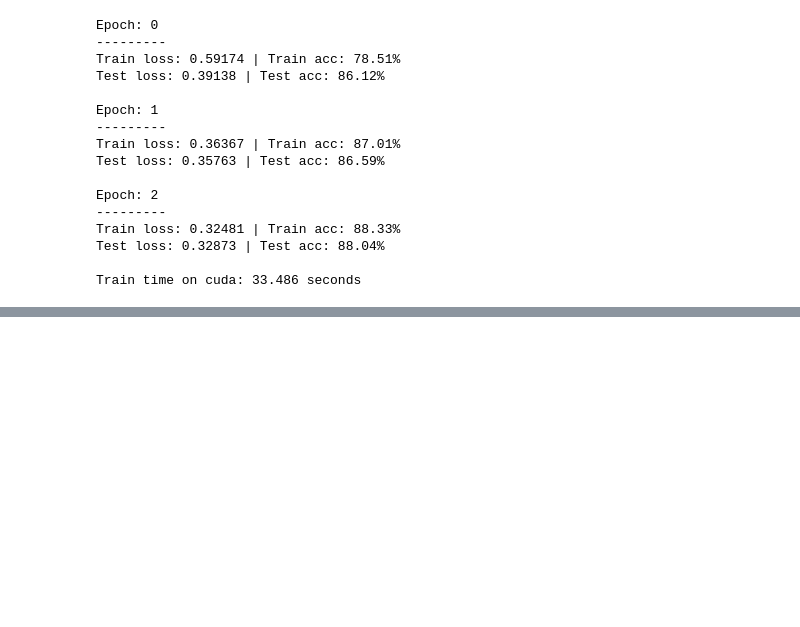
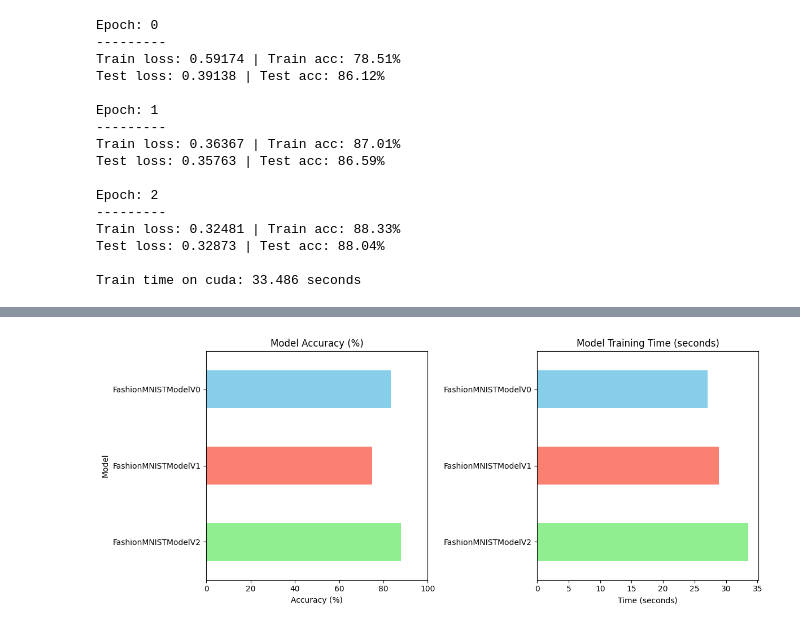
Before and after one commit to Kazim0071/Deep-Learning-with-PyTorch, a Jupyter notebook: 03_pytorch_computer_vision.ipynb, the cells around one changed output, grey strips where cells are left out. Cells and saved outputs as stored; diff of their text form; code cells hidden in the pictures; blank space fills up the shorter version.

```diff
--- a/03_pytorch_computer_vision.ipynb
+++ b/03_pytorch_computer_vision.ipynb
@@ -1158,0 +1197,24 @@ Train time on cuda: 33.486 seconds
+# %%
+# Visualize accuracy and training time comparison
+plt.figure(figsize=(12, 5))
+
+# 1. Plot Accuracy comparison
+plt.subplot(1, 2, 1)
+compare_results.set_index("model_name")["model_acc"].plot(kind="barh", color=["skyblue", "salmon", "lightgreen"])
+plt.title("Model Accuracy (%)")
+plt.xlabel("Accuracy (%)")
+plt.ylabel("Model")
+plt.xlim(0, 100)
+plt.gca().invert_yaxis() # Baseline model ko top par rakhne ke liye
+
+# 2. Plot Training Time comparison
+plt.subplot(1, 2, 2)
+compare_results.set_index("model_name")["training_time"].plot(kind="barh", color=["skyblue", "salmon", "lightgreen"])
+plt.title("Model Training Time (seconds)")
+plt.xlabel("Time (seconds)")
+plt.ylabel("")
+plt.gca().invert_yaxis()
+
+plt.tight_layout();
+# %% [output]
+[figure, added]
```
Also changed, not shown: parts of 4 cells of this notebook.
